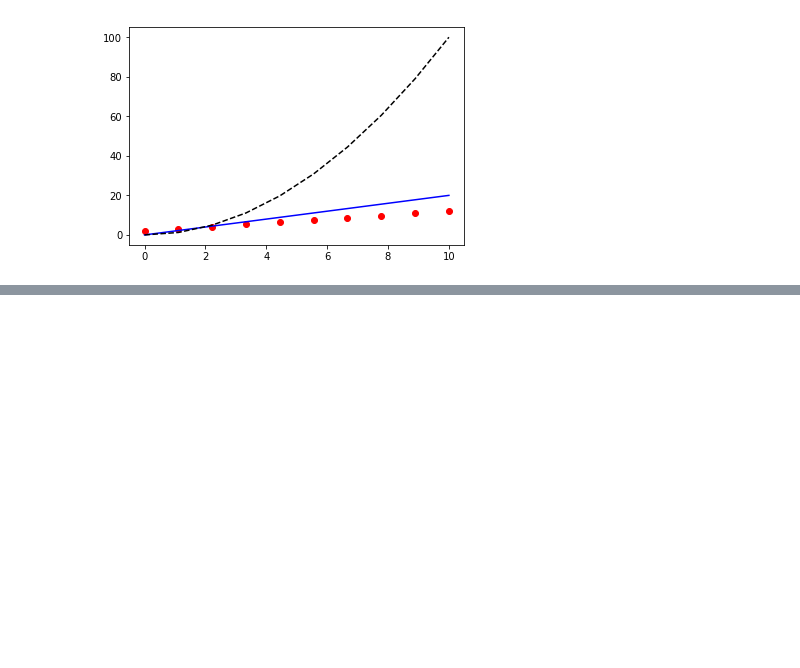
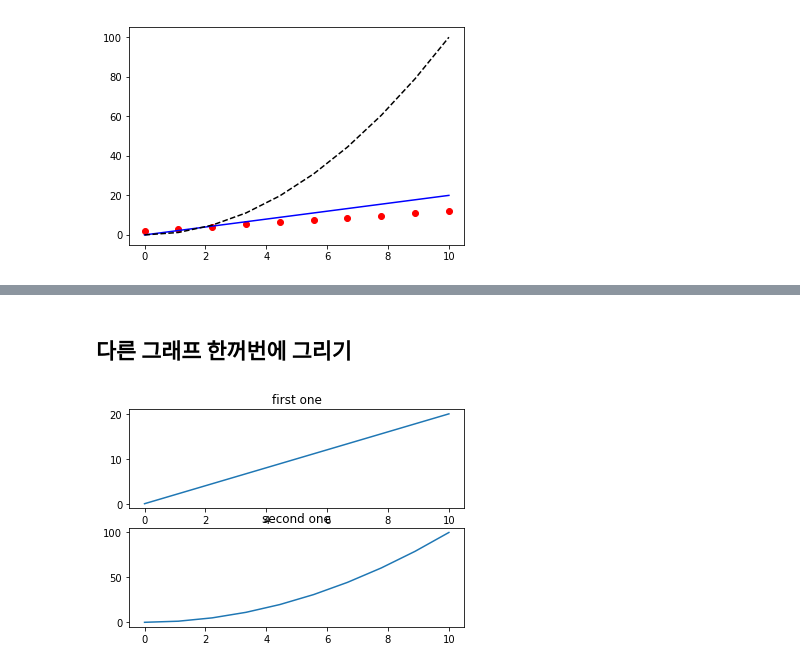
Before and after one commit to seanexp/DataVisualization, a Jupyter notebook: Lesson 1_matplotlib 튜토리얼.ipynb, the cells around one changed output, grey strips where cells are left out. Cells and saved outputs as stored; diff of their text form; code cells hidden in the pictures; blank space fills up the shorter version.

```diff
--- a/Lesson 1_matplotlib 튜토리얼.ipynb
+++ b/Lesson 1_matplotlib 튜토리얼.ipynb
@@ -45,0 +56,14 @@ plt.show()
+# %% [markdown]
+## 다른 그래프 한꺼번에 그리기
+# %%
+plt.subplot(211)
+plt.plot(X, f2(X))
+plt.title('first one')
+
+plt.subplot(212)
+plt.plot(X, f3(X))
+plt.title('second one')
+
+plt.show()
+# %% [output]
+[figure, added]
```
Also changed, not shown: parts of 4 cells of this notebook, 1 other file.
